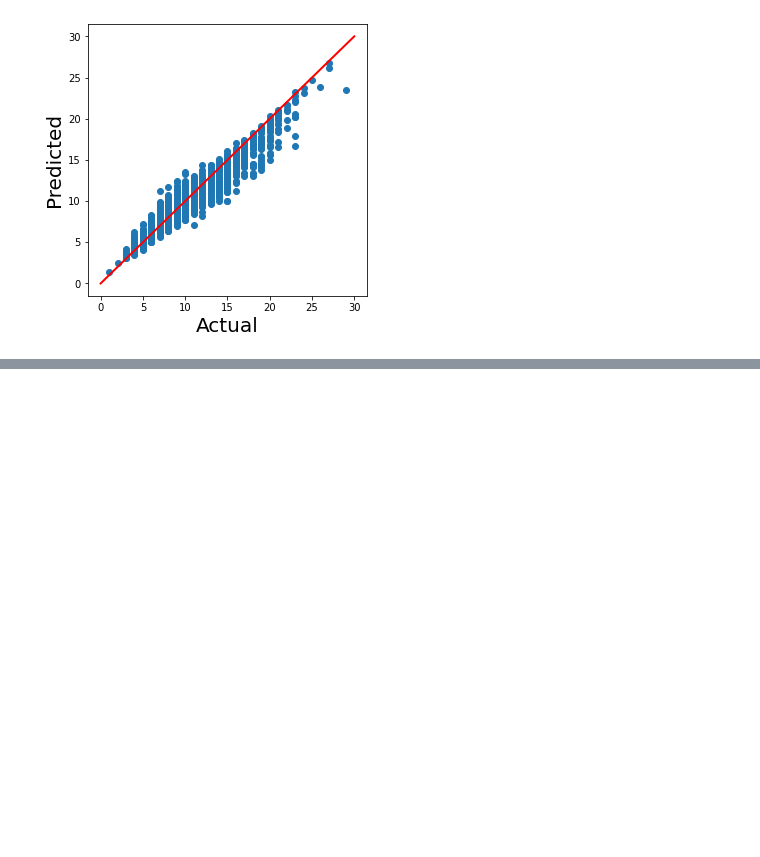
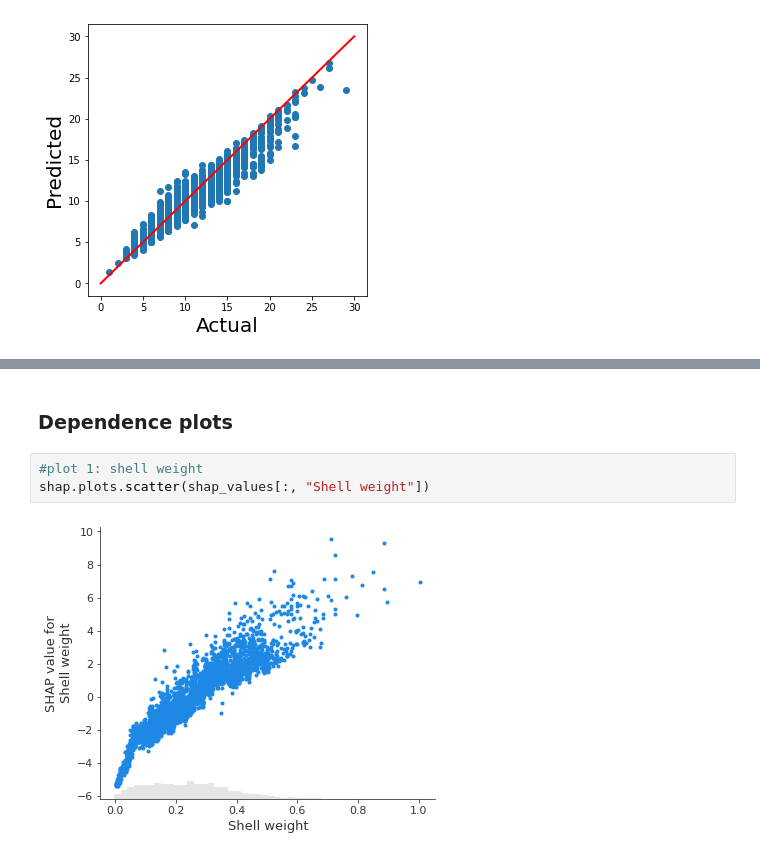
Before and after one commit to Abedeen25/Multiclass-classifiation-and-explainability, a Jupyter notebook: SHAP_01.ipynb, the cells around one changed output, grey strips where cells are left out. Drawn from its saved outputs; the diff is of its cells as text; blank space fills up the shorter version.

```diff
--- a/SHAP_01.ipynb
+++ b/SHAP_01.ipynb
@@ -147,0 +192,7 @@ Text(0.5, 0, 'Actual')
+# %% [markdown]
+### Dependence plots
+# %%
+#plot 1: shell weight
+shap.plots.scatter(shap_values[:, "Shell weight"])
+# %% [output]
+[figure, added]
```
Also changed, not shown: parts of 14 cells of this notebook.
